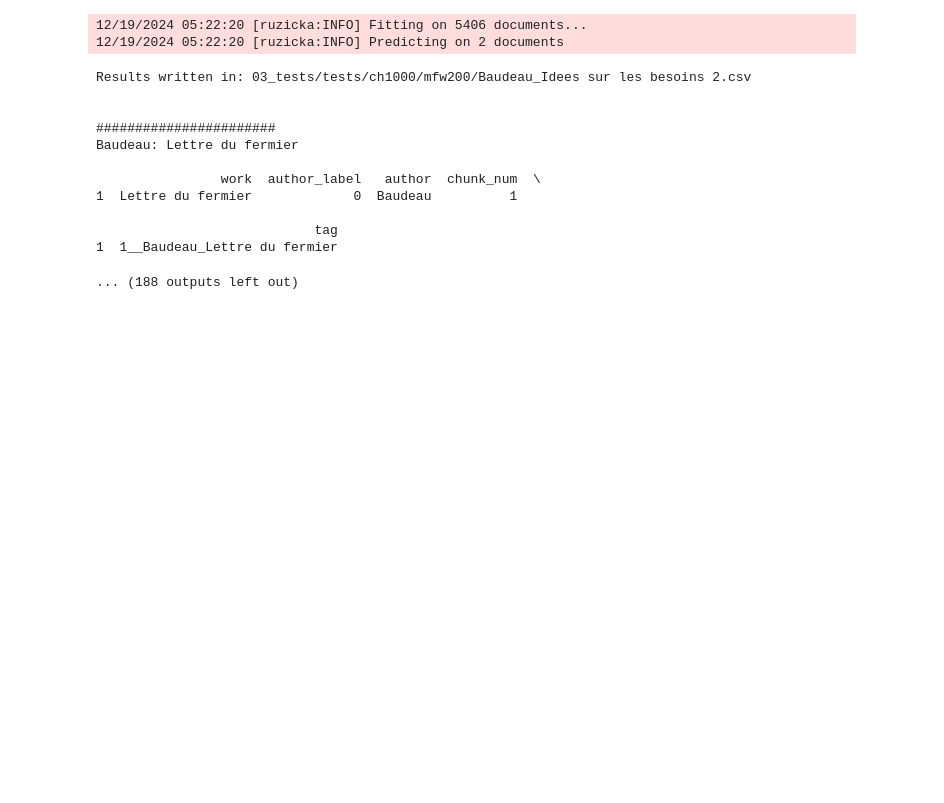
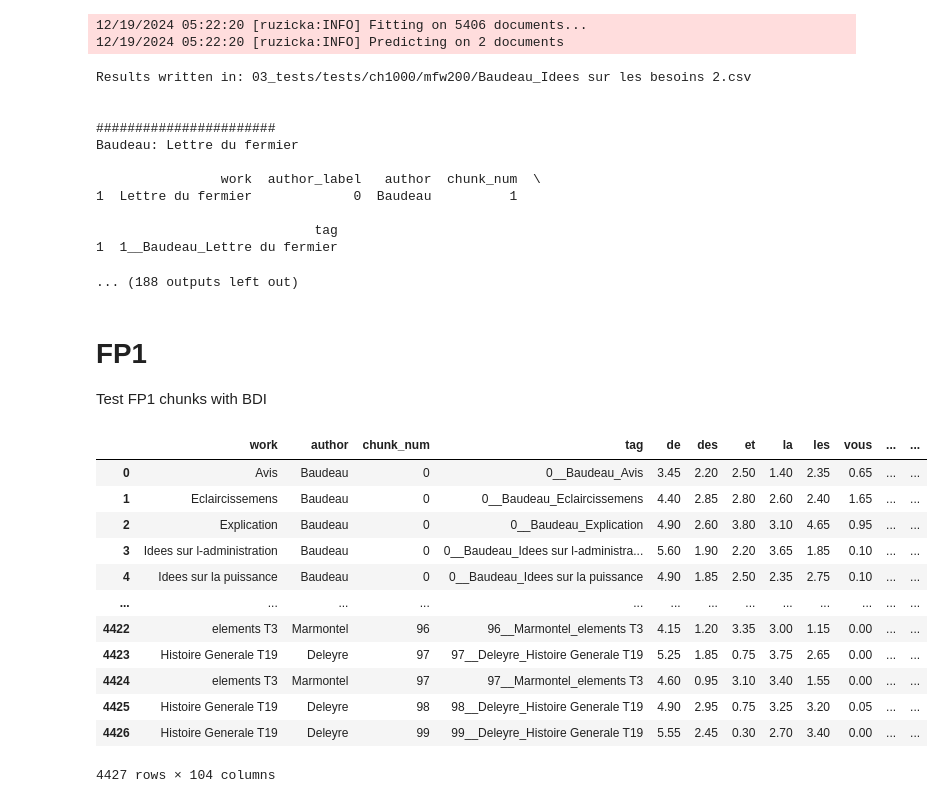
Before and after one commit to tonyamart/hdi_diderot, a Jupyter notebook: scr/03_ground-truth.ipynb, the cells around one changed output. Cells and saved outputs as stored; diff of their text form; code cells hidden in the pictures; blank space fills up the shorter version.

```diff
--- a/scr/03_ground-truth.ipynb
+++ b/scr/03_ground-truth.ipynb
@@ -219,3 +219,27 @@ Baudeau: Lettre du fermier
                             tag
 1  1__Baudeau_Lettre du fermier
 ... (188 outputs left out)
+# %% [markdown]
+# FP1
+
+Test FP1 chunks with BDI
+# %%
+# load preprocessed data
+
+corpus = pd.read_csv('03_tests/FP1_2000_100mfw_rfreq.csv') # rel freq
+
+corpus
+# %% [output]
+|  | work | author | chunk_num | tag | de | des | et | la | les | vous | ... | ... |
+| 0 | Avis | Baudeau | 0 | 0__Baudeau_Avis | 3.45 | 2.20 | 2.50 | 1.40 | 2.35 | 0.65 | ... | ... |
+| 1 | Eclaircissemens | Baudeau | 0 | 0__Baudeau_Eclaircissemens | 4.40 | 2.85 | 2.80 | 2.60 | 2.40 | 1.65 | ... | ... |
+| 2 | Explication | Baudeau | 0 | 0__Baudeau_Explication | 4.90 | 2.60 | 3.80 | 3.10 | 4.65 | 0.95 | ... | ... |
+| 3 | Idees sur l-administration | Baudeau | 0 | 0__Baudeau_Idees sur l-administra... | 5.60 | 1.90 | 2.20 | 3.65 | 1.85 | 0.10 | ... | ... |
+| 4 | Idees sur la puissance | Baudeau | 0 | 0__Baudeau_Idees sur la puissance | 4.90 | 1.85 | 2.50 | 2.35 | 2.75 | 0.10 | ... | ... |
+| ... | ... | ... | ... | ... | ... | ... | ... | ... | ... | ... | ... | ... |
+| 4422 | elements T3 | Marmontel | 96 | 96__Marmontel_elements T3 | 4.15 | 1.20 | 3.35 | 3.00 | 1.15 | 0.00 | ... | ... |
+| 4423 | Histoire Generale T19 | Deleyre | 97 | 97__Deleyre_Histoire Generale T19 | 5.25 | 1.85 | 0.75 | 3.75 | 2.65 | 0.00 | ... | ... |
+| 4424 | elements T3 | Marmontel | 97 | 97__Marmontel_elements T3 | 4.60 | 0.95 | 3.10 | 3.40 | 1.55 | 0.00 | ... | ... |
+| 4425 | Histoire Generale T19 | Deleyre | 98 | 98__Deleyre_Histoire Generale T19 | 4.90 | 2.95 | 0.75 | 3.25 | 3.20 | 0.05 | ... | ... |
+| 4426 | Histoire Generale T19 | Deleyre | 99 | 99__Deleyre_Histoire Generale T19 | 5.55 | 2.45 | 0.30 | 2.70 | 3.40 | 0.00 | ... | ... |
+4427 rows × 104 columns
```
Also changed, not shown: parts of 14 cells of this notebook, 31 other files.
